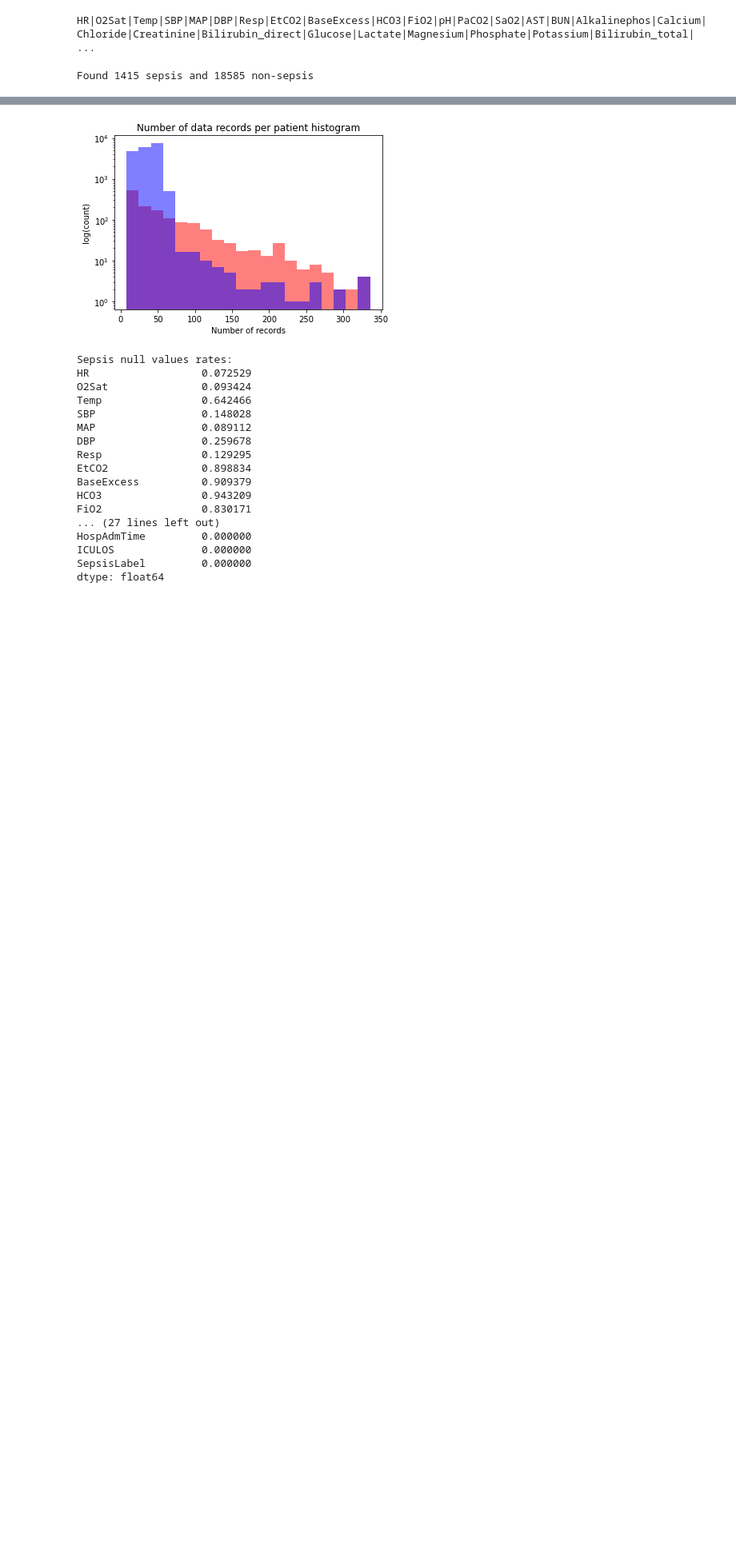
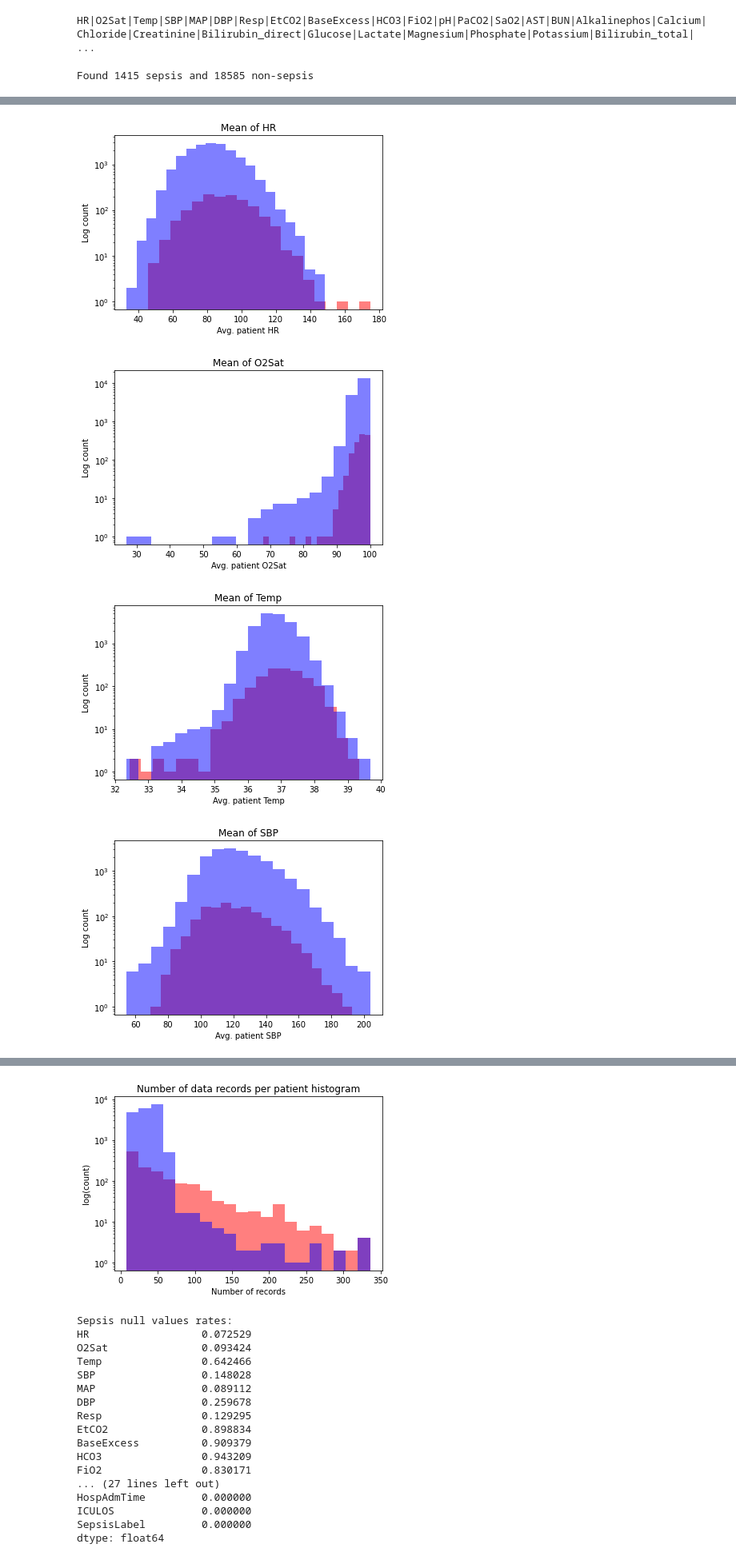
Before and after one commit to snirlugassy/sepsis_early_detection, a Jupyter notebook: hw1_eda.ipynb, the cells around one changed output, grey strips where cells are left out. Shown at 80% size. Saved outputs shown, nothing was run; the diff lists cells and outputs as text; code cells hidden in the pictures; blank space fills up the shorter version.

```diff
--- a/hw1_eda.ipynb
+++ b/hw1_eda.ipynb
@@ -73,0 +118,16 @@ Found 1415 sepsis and 18585 non-sepsis
+# %%
+for vital_sign in vitals_features:
+    sepsis_mean = [df[vital_sign].mean() for df in sepsis]
+    non_sepsis_mean = [df[vital_sign].mean() for df in non_sepsis]
+    plt.figure()
+    plt.title(f'Mean of {vital_sign}')
+    plt.hist(sepsis_mean, color='r', alpha=0.5, label='Sepsis', bins=20, log=True)
+    plt.hist(non_sepsis_mean, color='b', alpha=0.5, label='Non-sepsis', bins=20, log=True)
+    plt.xlabel(f'Avg. patient {vital_sign}')
+    plt.ylabel('Log count')
+    plt.show()
+# %% [output]
+[figure, added]
+[figure, added]
+[figure, added]
+[figure, added]
```
Also changed, not shown: parts of 49 cells of this notebook, 36 other files.
